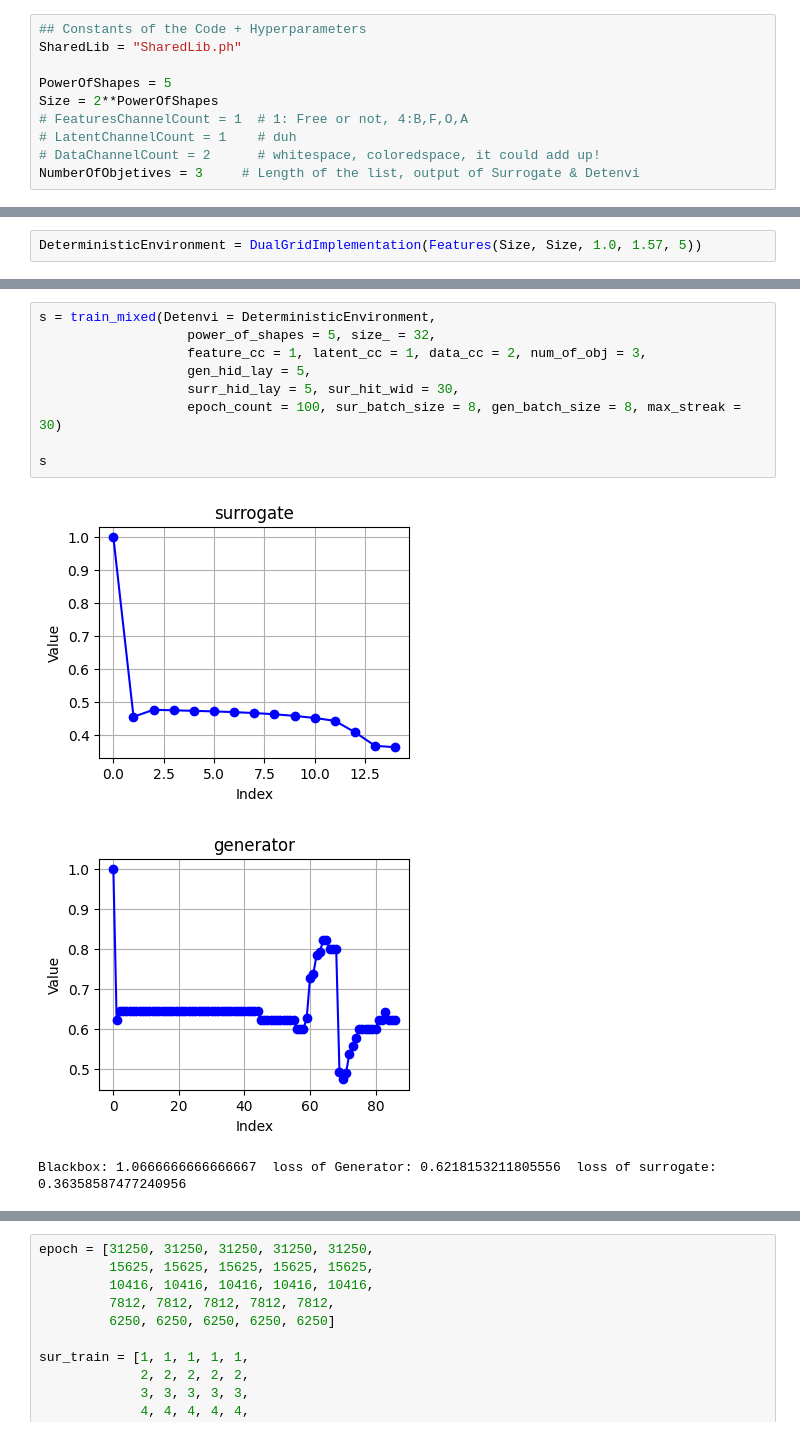
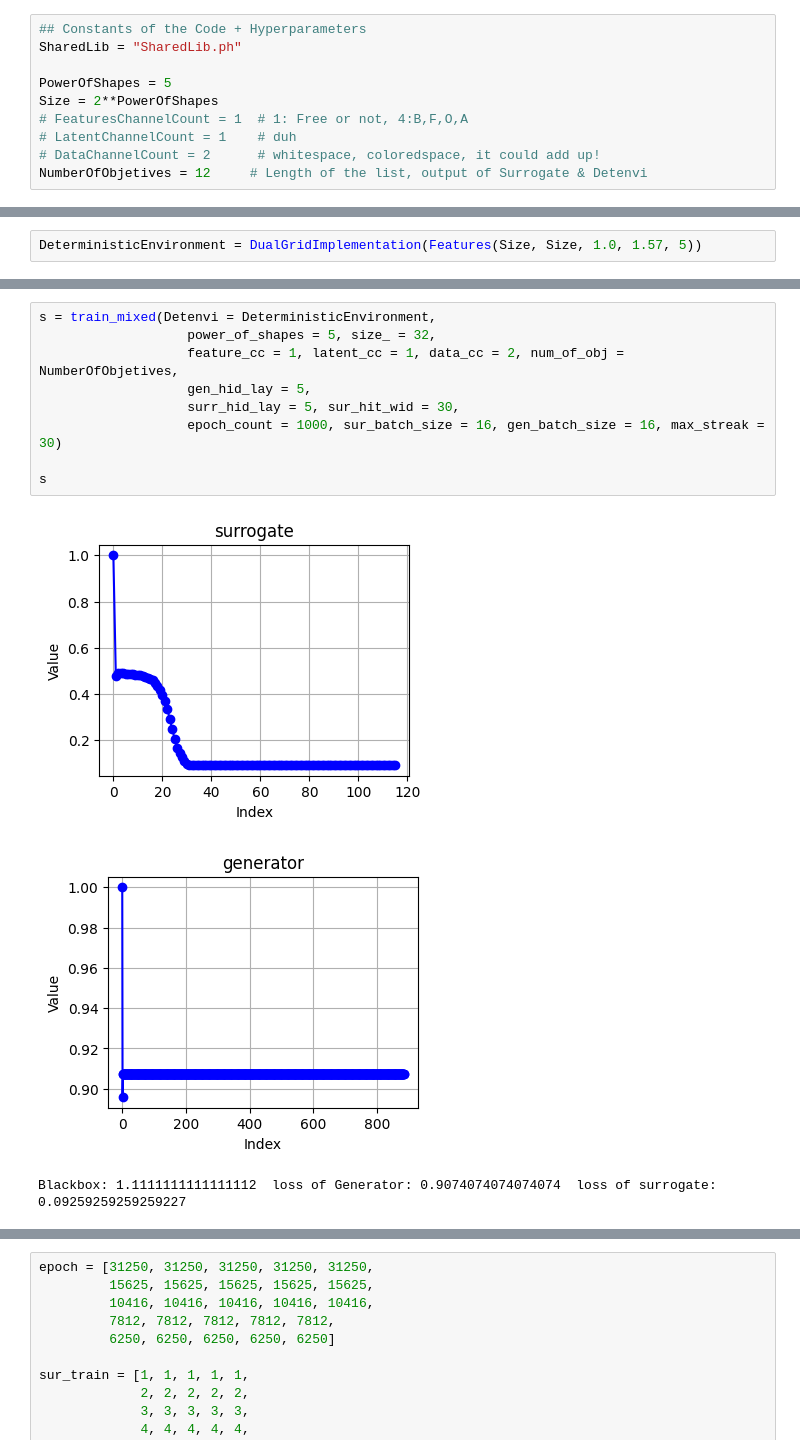
Before and after one commit to PeHaash/CRSA-0.3, a Jupyter notebook: notebooks/phase1.ipynb, the cells around one changed output, grey strips where cells are left out. Cells and saved outputs as stored; diff of their text form.

```diff
--- a/notebooks/phase1.ipynb
+++ b/notebooks/phase1.ipynb
@@ -32,7 +32,7 @@ Size = 2**PowerOfShapes
 # FeaturesChannelCount = 1  # 1: Free or not, 4:B,F,O,A
 # LatentChannelCount = 1    # duh
 # DataChannelCount = 2      # whitespace, coloredspace, it could add up!
-NumberOfObjetives = 3     # Length of the list, output of Surrogate & Detenvi
+NumberOfObjetives = 12     # Length of the list, output of Surrogate & Detenvi
 # %% [markdown]
 # Initialization & Compile
 # %%
@@ -938,16 +958,16 @@ s
 # %%
 s = train_mixed(Detenvi = DeterministicEnvironment,
                    power_of_shapes = 5, size_ = 32,
-                   feature_cc = 1, latent_cc = 1, data_cc = 2, num_of_obj = 3,
+                   feature_cc = 1, latent_cc = 1, data_cc = 2, num_of_obj = NumberOfObjetives,
                    gen_hid_lay = 5,
                    surr_hid_lay = 5, sur_hit_wid = 30,
-                   epoch_count = 100, sur_batch_size = 8, gen_batch_size = 8, max_streak = 30)
+                   epoch_count = 1000, sur_batch_size = 16, gen_batch_size = 16, max_streak = 30)
 
 s
 # %% [output]
-[figure, old version]
+[figure, new version]
-[figure, old version]
+[figure, new version]
-Blackbox: 1.0666666666666667  loss of Generator: 0.6218153211805556  loss of surrogate: 0.36358587477240956
+Blackbox: 1.1111111111111112  loss of Generator: 0.9074074074074074  loss of surrogate: 0.09259259259259227
 {'Power of Shapes': 5,
  'Feature Channel Count': 1,
  'Latent Channel Count': 1,
```
Also changed, not shown: parts of 6 cells of this notebook.
